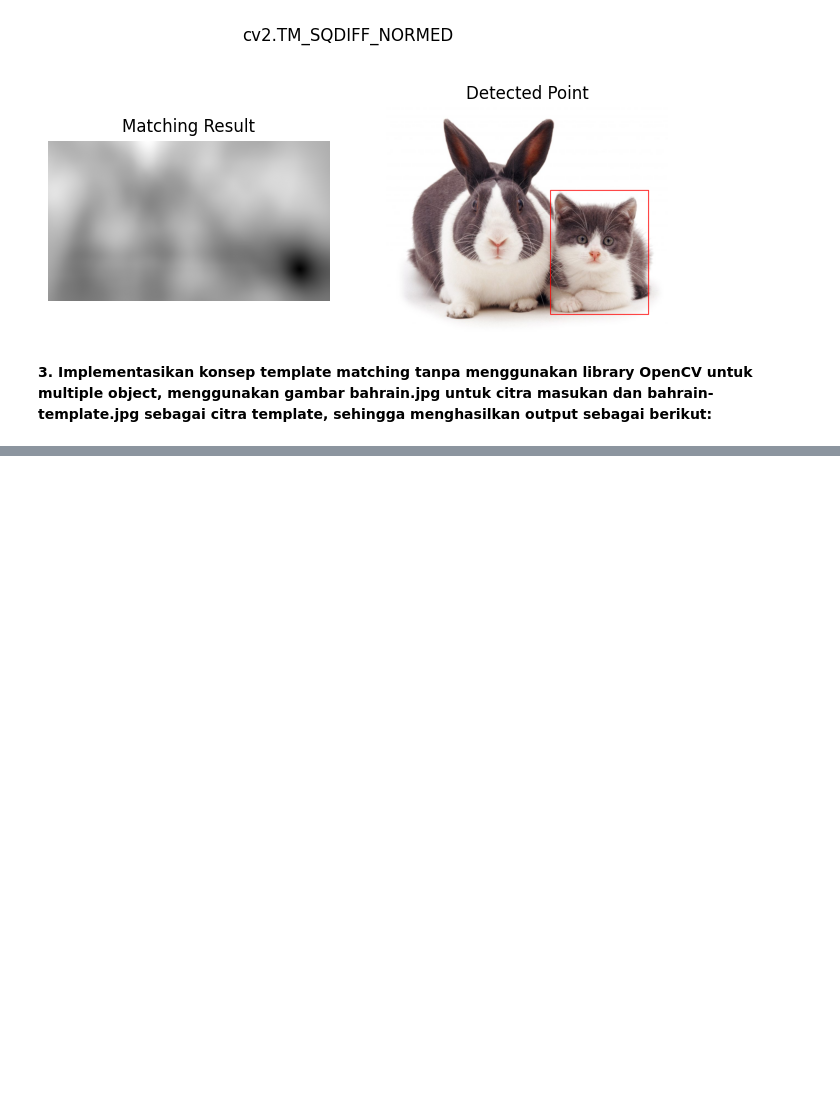
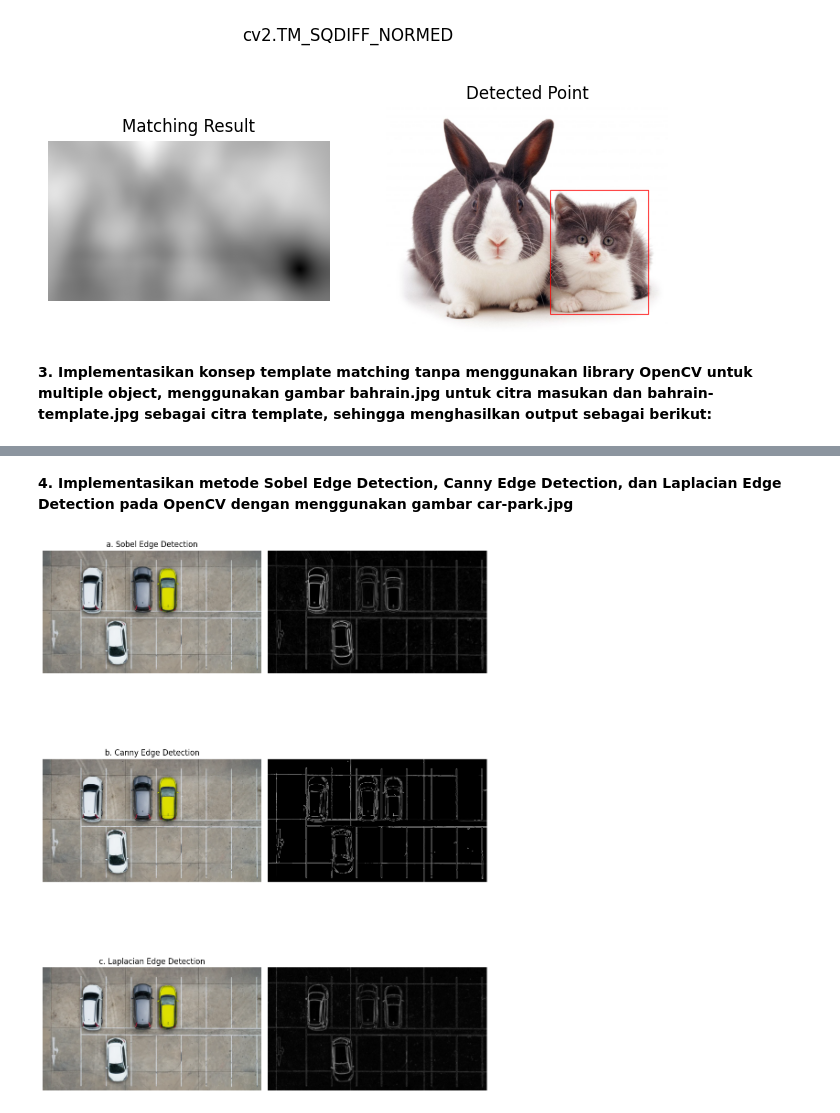
Before and after one commit to azzazhr/PCVK_Ganjil_2025, a Jupyter notebook: Week11.ipynb, the cells around one changed output, grey strips where cells are left out. Drawn from its saved outputs; the diff is of its cells as text; code cells hidden in the pictures; blank space fills up the shorter version.

```diff
--- a/Week11.ipynb
+++ b/Week11.ipynb
@@ -102,0 +163,67 @@ berikut:**
+# %% [markdown]
+**4. Implementasikan metode Sobel Edge Detection, Canny Edge Detection, dan Laplacian
+Edge Detection pada OpenCV dengan menggunakan gambar car-park.jpg**
+# %%
+# Ambil gambar dari Drive
+img_car = cv.imread('/content/drive/MyDrive/PCVK/Images/car-park.jpg')
+gray_car = cv.cvtColor(img_car, cv.COLOR_BGR2GRAY)
+
+blurred_car = cv.GaussianBlur(gray_car, (5, 5), 0)
+
+# --- Implementasi Deteksi Tepi ---
+
+# a. Sobel Edge Detection
+sobelx = cv.Sobel(blurred_car, cv.CV_64F, 1, 0, ksize=5)
+sobely = cv.Sobel(blurred_car, cv.CV_64F, 0, 1, ksize=5)
+sobel_combined = cv.magnitude(sobelx, sobely)
+
+# b. Canny Edge Detection
+canny_edges = cv.Canny(blurred_car, 50, 150)
+
+# c. Laplacian Edge Detection
+laplacian_64f = cv.Laplacian(blurred_car, cv.CV_64F)
+laplacian_display = cv.convertScaleAbs(laplacian_64f) # Ambil nilai absolut
+
+# --- Menampilkan Hasil Sesuai Layout 3x2 ---
+
+# Ubah ukuran figure agar lebih tinggi (lebar 10, tinggi 15)
+plt.figure(figsize=(10, 15))
+
+# Konversi gambar asli ke RGB (hanya sekali)
+img_car_rgb = cv.cvtColor(img_car, cv.COLOR_BGR2RGB)
+
+# --- Baris 1: Sobel ---
+plt.subplot(3, 2, 1) # 3 baris, 2 kolom, plot ke-1
+plt.imshow(img_car_rgb)
+plt.title('a. Sobel Edge Detection')
+plt.axis('off') # Menghilangkan sumbu
+
+plt.subplot(3, 2, 2) # 3 baris, 2 kolom, plot ke-2
+plt.imshow(sobel_combined, cmap='gray')
+plt.axis('off')
+
+# --- Baris 2: Canny ---
+plt.subplot(3, 2, 3) # 3 baris, 2 kolom, plot ke-3
+plt.imshow(img_car_rgb)
+plt.title('b. Canny Edge Detection')
+plt.axis('off')
+
+plt.subplot(3, 2, 4) # 3 baris, 2 kolom, plot ke-4
+plt.imshow(canny_edges, cmap='gray')
+plt.axis('off')
+
+# --- Baris 3: Laplacian ---
+plt.subplot(3, 2, 5) # 3 baris, 2 kolom, plot ke-5
+plt.imshow(img_car_rgb)
+plt.title('c. Laplacian Edge Detection')
+plt.axis('off')
+
+plt.subplot(3, 2, 6) # 3 baris, 2 kolom, plot ke-6
+plt.imshow(laplacian_display, cmap='gray') # Gunakan variabel yang sudah diperbaiki
+plt.axis('off')
+
+# Merapikan layout
+plt.tight_layout()
+plt.show()
+# %% [output]
+[figure, added]
```
Also changed, not shown: parts of 8 cells of this notebook.
